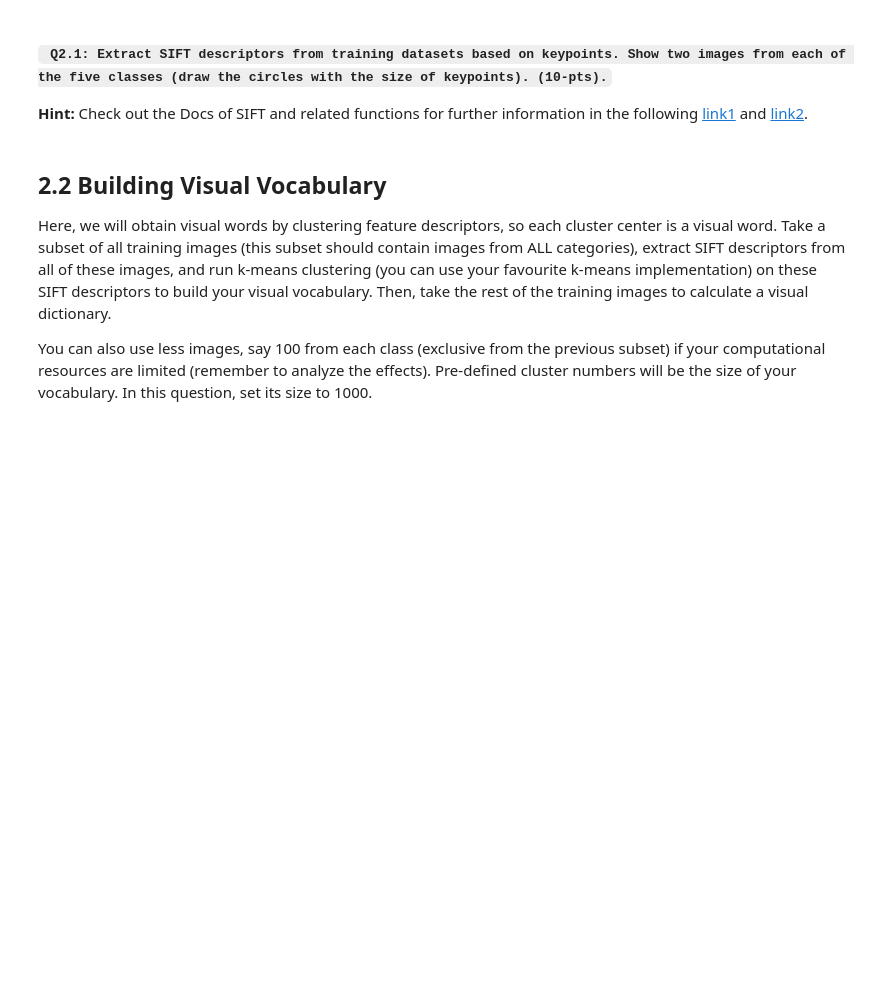
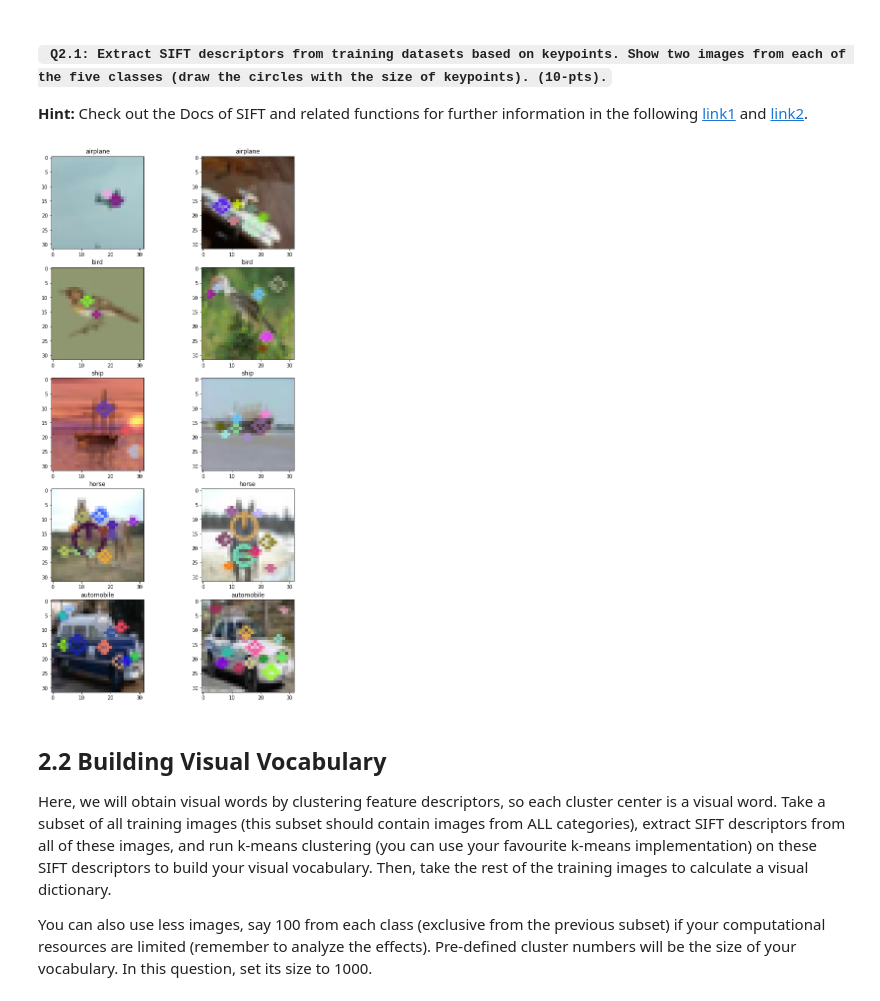
Before and after one commit to nordinbelkacemi/cv1-lab1, a Jupyter notebook: BoW Project/15096157_13740512_12556963_part1.ipynb, the cells around one changed output. Cells and saved outputs as stored; diff of their text form; code cells hidden in the pictures; blank space fills up the shorter version.

```diff
--- a/BoW Project/15096157_13740512_12556963_part1.ipynb
+++ b/BoW Project/15096157_13740512_12556963_part1.ipynb
@@ -95,4 +83,6 @@ idx2class = {0: 'airplane', 1: 'bird', 2: 'ship', 3: 'horse', 4: 'automobile'}
 # %%
+from lab1_utils import *
+import importlib
 from collections import defaultdict
 
 import numpy as np
@@ -101,3 +91,18 @@ import cv2
 from sklearn.cluster import KMeans
 from sklearn.decomposition import PCA
 from sklearn.svm import SVC
+
+cfg = Config(
+    mode="sift",
+    max_n_per_class=1000,
+)
+
+trainset = CIFAR10("./data", train=True, N=cfg.max_n_per_class, mode=cfg.mode)
+testset = CIFAR10("./data", train=False)
+idx2class = {0: 'airplane', 1: 'bird', 2: 'ship', 3: 'horse', 4: 'automobile'}
+
+training_data = trainset.data
+training_labels = trainset.targets
+
+test_data = testset.data
+test_labels = testset.targets
@@ -135,50 +149,27 @@ SIFT descriptors can be extracted from keypoints. You can use SIFT related funct
 
 **Hint:**
 Check out the Docs of SIFT and related functions for further information in the following [link1](https://docs.opencv.org/master/da/df5/tutorial_py_sift_intro.html) and [link2](https://docs.opencv.org/master/d7/d60/classcv_1_1SIFT.html).
-# %%
-def extract_descriptors(data):
-    sift = cv2.xfeatures2d.SIFT_create() # TODO: call differs based on the opencv version
-    all_keypoints, all_descriptors = [], []
-    # Extract SIFT descriptors
-    for img in data:
-        # Detect key points and compute descriptors
-        keypoints, descriptors = sift.detectAndCompute(img, None)
-        all_keypoints.append(keypoints)
-        all_descriptors.append(descriptors)
-    return all_keypoints, all_descriptors
-
-
-def select_random_image_ids(labels, n):
-    """ Randomly selects an equal amount of image ids from each class.
-    Args:
-        labels (np.array): 1D image labels array
-        n (int): number of images per class
-    Returns:
-        selected_ids (dict): a dictionary that maps class labels to the selected ids
-    """
-    selected_ids = {}
-    for img_class in np.unique(labels):
-        selected_ids[img_class] = np.random.choice(np.where(labels == img_class)[0], n, replace=False)
-    return selected_ids
 # %%
 # Set a random seed for reproducibility
 np.random.seed(42)
 
 # Extract descriptors and keypoints from the whole dataset
 training_keypoints, training_descriptors = extract_descriptors(training_data)
 
 # Randomly choose 2 images of each class
-chosen_ids = select_random_image_ids(training_label, 2)
+chosen_ids = select_random_image_ids(training_labels, 2)
 
 # Plot images
 flag = cv2.DRAW_MATCHES_FLAGS_DRAW_RICH_KEYPOINTS
 fig, axs = plt.subplots(5, 2, figsize=(10, 20))
 for img_class, img_ids in chosen_ids.items():
     axs_row = axs[img_class]
     for img_id, ax in zip(img_ids, axs_row):
         img_with_keypoints = cv2.drawKeypoints(training_data[img_id], training_keypoints[img_id], outImage=None, flags=flag)
         ax.imshow(img_with_keypoints)
         ax.set_title(idx2class[img_class])
+# %% [output]
+[figure, added]
 # %% [markdown]
 ## **2.2 Building Visual Vocabulary**
 
```
Also changed, not shown: parts of 16 cells of this notebook, 1 other file.
